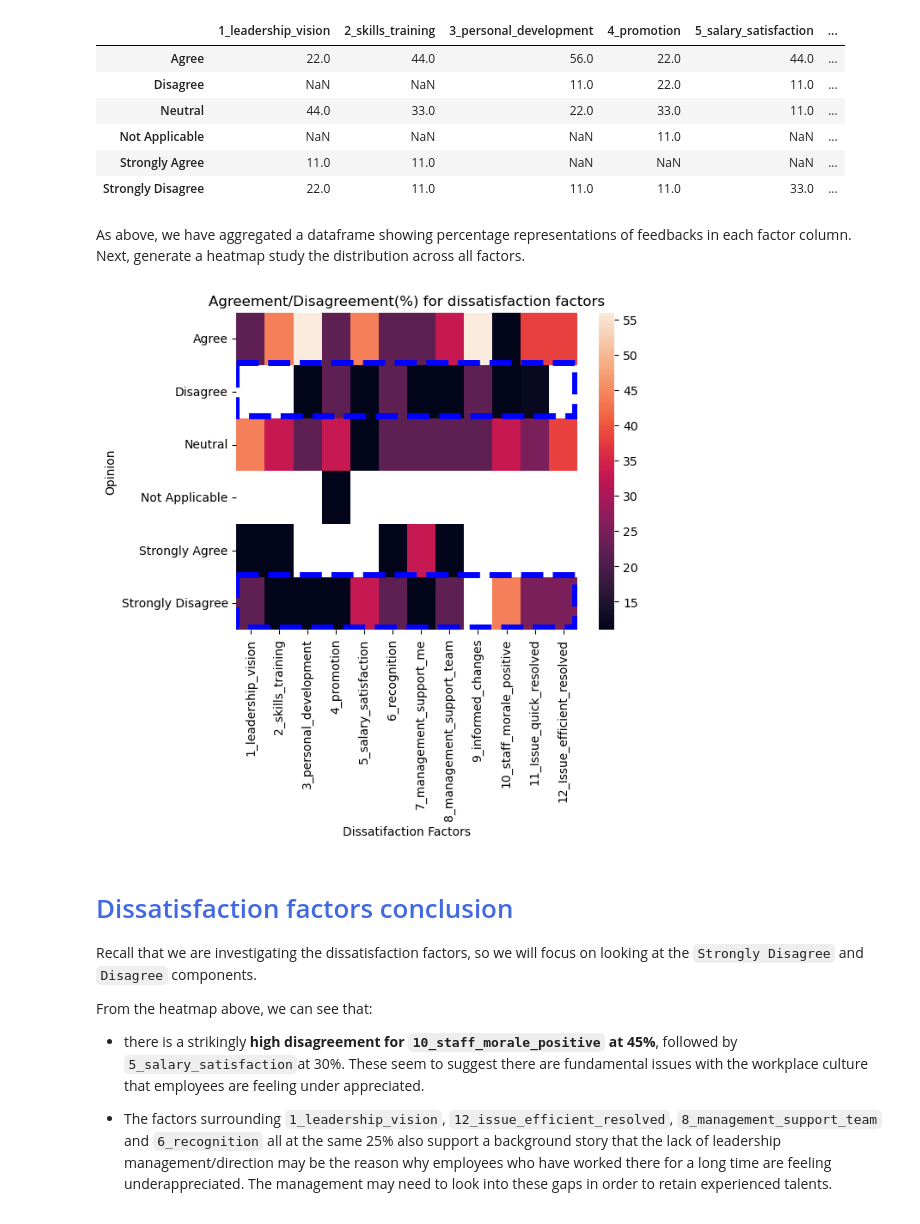
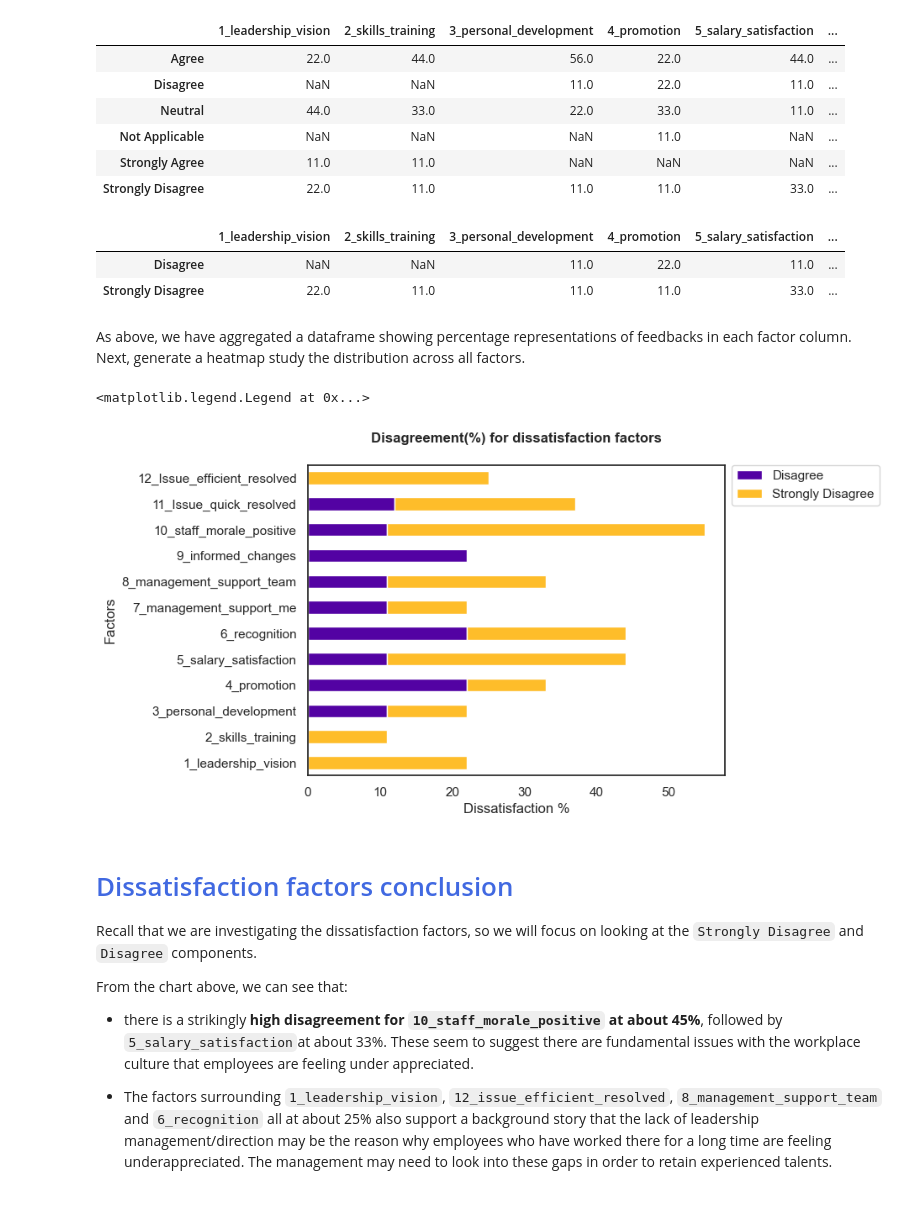
Before and after one commit to yanchooy/exitsurvey, a Jupyter notebook: exit survey.ipynb, the cells around one changed output. Saved outputs shown, nothing was run; the diff lists cells and outputs as text; code cells hidden in the pictures.

```diff
--- a/exit survey.ipynb
+++ b/exit survey.ipynb
@@ -1035,34 +1047,36 @@ tafe_select_factors_percent
 | Not Applicable | NaN | NaN | NaN | 11.0 | NaN | ... |
 | Strongly Agree | 11.0 | 11.0 | NaN | NaN | NaN | ... |
 | Strongly Disagree | 22.0 | 11.0 | 11.0 | 11.0 | 33.0 | ... |
+# %%
+tafe_select_factors_percent_disagree = tafe_select_factors_percent[(tafe_select_factors_percent.index =='Disagree') | (tafe_select_factors_percent.index =='Strongly Disagree')]
+tafe_select_factors_percent_disagree
+# %% [output]
+|  | 1_leadership_vision | 2_skills_training | 3_personal_development | 4_promotion | 5_salary_satisfaction | ... |
+| Disagree | NaN | NaN | 11.0 | 22.0 | 11.0 | ... |
+| Strongly Disagree | 22.0 | 11.0 | 11.0 | 11.0 | 33.0 | ... |
 # %% [markdown]
 As above, we have aggregated a dataframe showing percentage representations of feedbacks in each factor column. Next, generate a heatmap study the distribution across all factors.
-# %%
-import matplotlib
-
-fig, ax = plt.subplots()
-
-sns.heatmap(tafe_select_factors_percent, cbar=True)
-plt.xlabel('Dissatifaction Factors')
-plt.ylabel('Opinion')
-plt.title('Agreement/Disagreement(%) for dissatisfaction factors')
-
-rect1 = matplotlib.patches.Rectangle(xy=(0,4.95), width=11.9, height=1, ls='--', edgecolor='blue', facecolor='none', linewidth=5)
-ax.add_patch(rect1)
-
-rect2 = matplotlib.patches.Rectangle(xy=(0,0.95), width=11.9, height=1, ls='--', edgecolor='blue', facecolor='none', linewidth=5)
-ax.add_patch(rect2)
-
-plt.show()
-# %% [output]
-[figure, removed]
+# %%
+import matplotlib
+
+# fig, ax = plt.subplots()
+
+tafe_select_factors_percent_disagree.transpose().plot(kind='barh', stacked=True, colormap=ListedColormap(sns.color_palette("plasma")))
+plt.xlabel('Dissatisfaction %')
+plt.ylabel('Factors')
+plt.title('Disagreement(%) for dissatisfaction factors', weight='bold', size=12, y=1.05)
+
+plt.legend(loc='best', bbox_to_anchor=(1, 1.02))
+# %% [output]
+<matplotlib.legend.Legend at 0x...>
+[figure, added]
 # %% [markdown]
 # <font color='royalblue'>Dissatisfaction factors conclusion</font>
 
 Recall that we are investigating the dissatisfaction factors, so we will focus on looking at the `Strongly Disagree` and `Disagree` components.
 
-From the heatmap above, we can see that:
+From the chart above, we can see that:
 
-* there is a strikingly **high disagreement for `10_staff_morale_positive` at 45%**, followed by `5_salary_satisfaction`at 30%. These seem to suggest there are fundamental issues with the workplace culture that employees are feeling under appreciated.
+* there is a strikingly **high disagreement for `10_staff_morale_positive` at about 45%**, followed by `5_salary_satisfaction`at about 33%. These seem to suggest there are fundamental issues with the workplace culture that employees are feeling under appreciated.
 
-* The factors surrounding `1_leadership_vision`, `12_issue_efficient_resolved`, `8_management_support_team` and `6_recognition` all at the same 25% also support a background story that the lack of leadership management/direction may be the reason why employees who have worked there for a long time are feeling underappreciated. The management may need to look into these gaps in order to retain experienced talents.
+* The factors surrounding `1_leadership_vision`, `12_issue_efficient_resolved`, `8_management_support_team` and `6_recognition` all at about 25% also support a background story that the lack of leadership management/direction may be the reason why employees who have worked there for a long time are feeling underappreciated. The management may need to look into these gaps in order to retain experienced talents.
```
Also changed, not shown: parts of 3 cells of this notebook.
